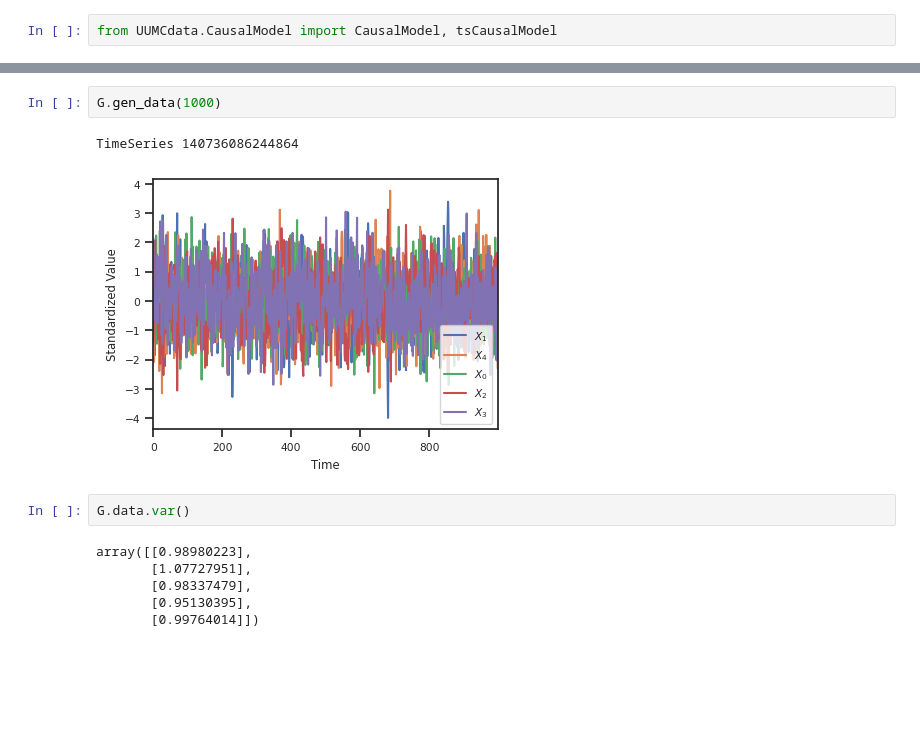
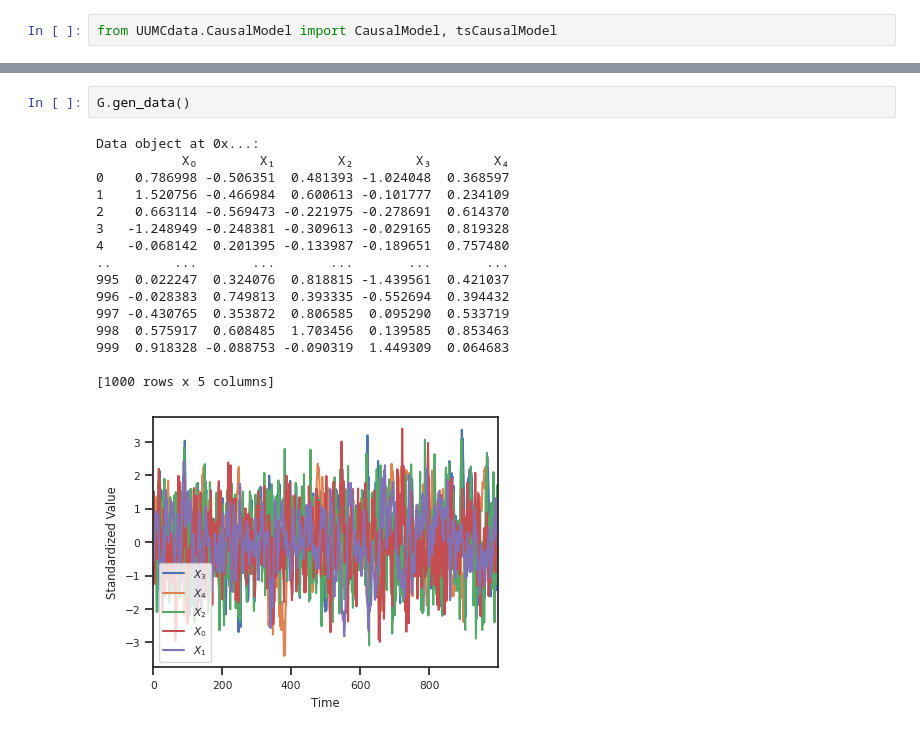
Before and after one commit to rebeccaherman1/UUMCdata, a Jupyter notebook: examples/example.ipynb, the cells around one changed output, grey strips where cells are left out. Cells and saved outputs as stored; diff of their text form; blank space fills up the shorter version.

```diff
--- a/examples/example.ipynb
+++ b/examples/example.ipynb
@@ -48,16 +427,22 @@ tsCausalModel 140736790512032
 # %%
-G.gen_data(1000)
+G.gen_data()
 # %% [output]
-TimeSeries 140736086244864
+Data object at 0x...:
+           X₀        X₁        X₂        X₃        X₄
+0    0.786998 -0.506351  0.481393 -1.024048  0.368597
+1    1.520756 -0.466984  0.600613 -0.101777  0.234109
+2    0.663114 -0.569473 -0.221975 -0.278691  0.614370
+3   -1.248949 -0.248381 -0.309613 -0.029165  0.819328
+4   -0.068142  0.201395 -0.133987 -0.189651  0.757480
+..        ...       ...       ...       ...       ...
+995  0.022247  0.324076  0.818815 -1.439561  0.421037
+996 -0.028383  0.749813  0.393335 -0.552694  0.394432
+997 -0.430765  0.353872  0.806585  0.095290  0.533719
+998  0.575917  0.608485  1.703456  0.139585  0.853463
+999  0.918328 -0.088753 -0.090319  1.449309  0.064683
+
+[1000 rows x 5 columns]
-[figure, old version]
+[figure, new version]
-# %%
-G.data.var()
-# %% [output]
-array([[0.98980223],
-       [1.07727951],
-       [0.98337479],
-       [0.95130395],
-       [0.99764014]])
 # %%
 G.sortability()
 # %% [output]
```
Also changed, not shown: parts of 67 cells of this notebook.
